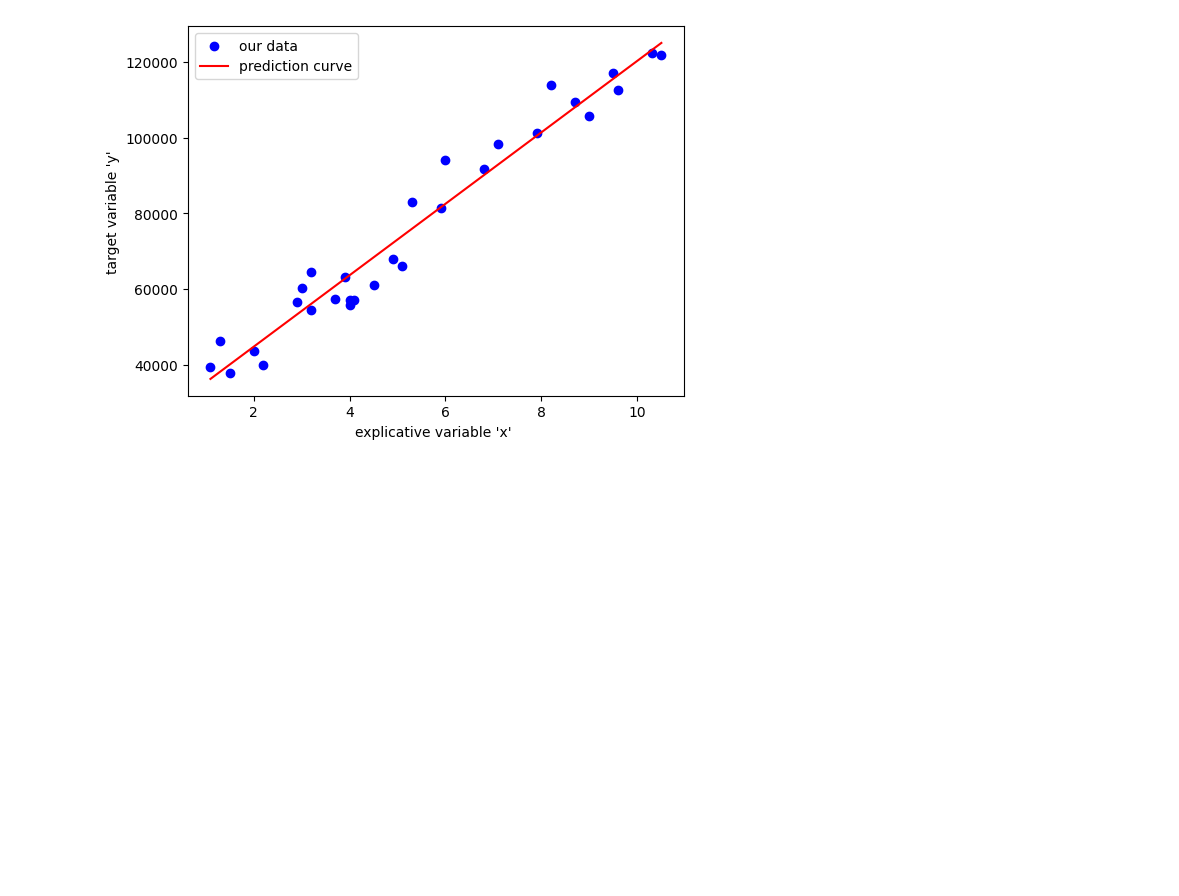
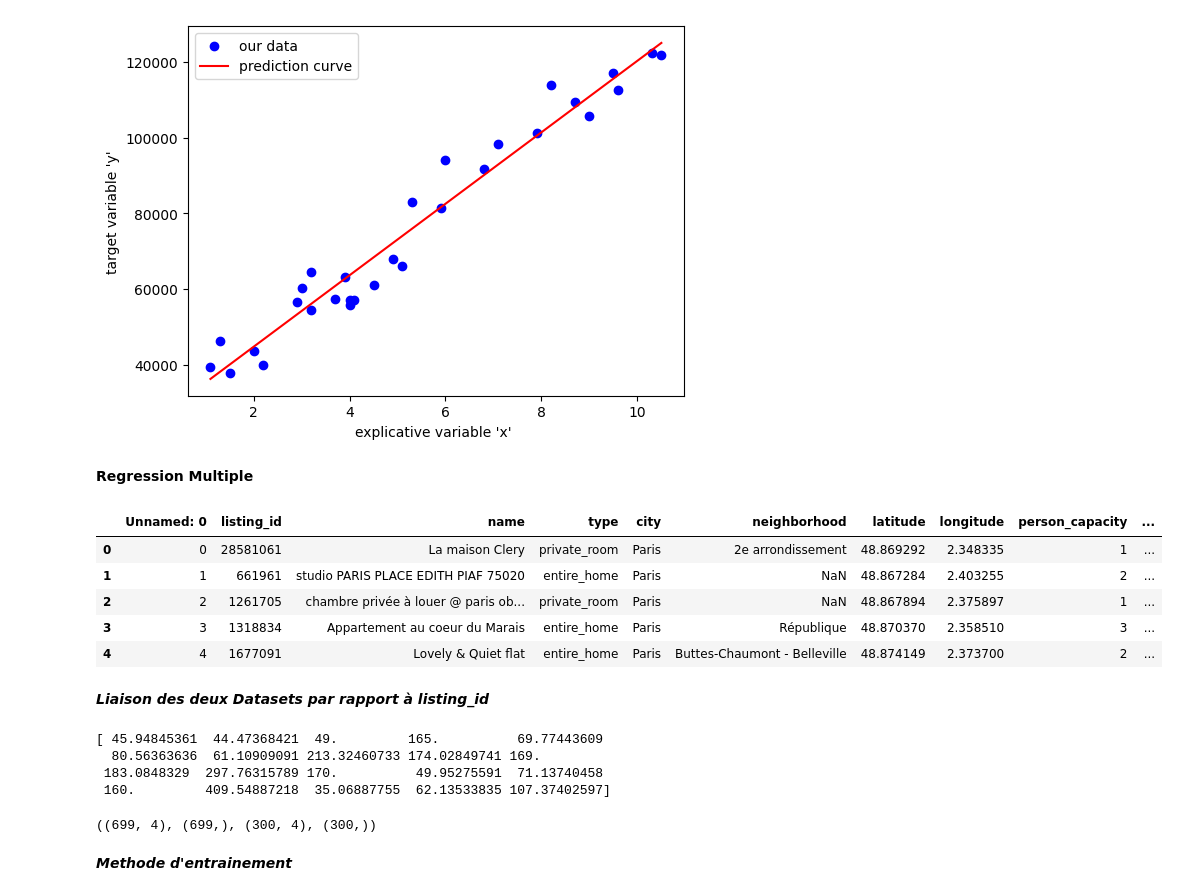
Before and after one commit to samiHEL/ML_Intro_Regression, a Jupyter notebook: ML_Intro_regression.ipynb, the cells around one changed output. Cells and saved outputs as stored; diff of their text form; code cells hidden in the pictures; blank space fills up the shorter version.

```diff
--- a/ML_Intro_regression.ipynb
+++ b/ML_Intro_regression.ipynb
@@ -94,3 +93,66 @@ linear_model.fit(np.array(X).reshape(-1, 1),np.array(Y))
 reg_plot(np.array(X),np.array(Y),linear_model)
 # %% [output]
 [figure]
+# %% [markdown]
+**Regression Multiple**
+# %%
+#importer vos librairies
+import numpy as np
+import pandas as pd
+import matplotlib.pyplot as plt
+%matplotlib inline
+from sklearn import linear_model #modèle linéaire
+from sklearn.metrics import mean_squared_error, r2_score #métriques d'évaluation
+# Info prix pour chambre -> id -> price_availability.csv
+# Info general chambre -> id - > listings_final.csv
+prices = pd.read_csv(r'/content/drive/MyDrive/price_availability.csv', sep=";")
+listings = pd.read_csv(r'/content/drive/MyDrive/listings_final.csv', sep=";")
+#attention l'individu 589 n'a pas de prix !!
+listings = listings.drop(589)
+
+
+
+listings.head()
+#prices.head()
+# %% [output]
+|  | Unnamed: 0 | listing_id | name | type | city | neighborhood | latitude | longitude | person_capacity | ... |
+| 0 | 0 | 28581061 | La maison Clery | private_room | Paris | 2e arrondissement | 48.869292 | 2.348335 | 1 | ... |
+| 1 | 1 | 661961 | studio PARIS PLACE EDITH PIAF 75020 | entire_home | Paris | NaN | 48.867284 | 2.403255 | 2 | ... |
+| 2 | 2 | 1261705 | chambre privée à louer @ paris ob... | private_room | Paris | NaN | 48.867894 | 2.375897 | 1 | ... |
+| 3 | 3 | 1318834 | Appartement au coeur du Marais | entire_home | Paris | République | 48.870370 | 2.358510 | 3 | ... |
+| 4 | 4 | 1677091 | Lovely & Quiet flat | entire_home | Paris | Buttes-Chaumont - Belleville | 48.874149 | 2.373700 | 2 | ... |
+# %% [markdown]
+***Liaison des deux Datasets par rapport à listing_id***
+# %%
+#define our input variable X and output variable Y
+X = listings.loc[:, ["listing_id", "person_capacity", "bedrooms", "bathrooms" ]]
+#print(X)
+Y = []
+
+#build the price vector
+for i, row in X.iterrows():
+    y = 0
+    #Liaison id des deux datasets
+    ID = int(row["listing_id"])
+    subset = prices[prices["listing_id"] == ID]
+    y = subset["local_price"].mean()
+    #print(y)
+    Y.append(y)
+
+#convert into numpy array
+Y = np.asarray(Y)
+print(Y[:20])
+# %% [output]
+[ 45.94845361  44.47368421  49.         165.          69.77443609
+  80.56363636  61.10909091 213.32460733 174.02849741 169.
+ 183.0848329  297.76315789 170.          49.95275591  71.13740458
+ 160.         409.54887218  35.06887755  62.13533835 107.37402597]
+# %%
+
+from sklearn.model_selection import train_test_split
+X_train, X_test, y_train, y_test = train_test_split(X, Y, test_size=0.30, random_state=42)
+X_train.shape, y_train.shape, X_test.shape, y_test.shape
+# %% [output]
+((699, 4), (699,), (300, 4), (300,))
+# %% [markdown]
+***Methode d'entrainement***
```
Also changed, not shown: parts of 5 cells of this notebook.
